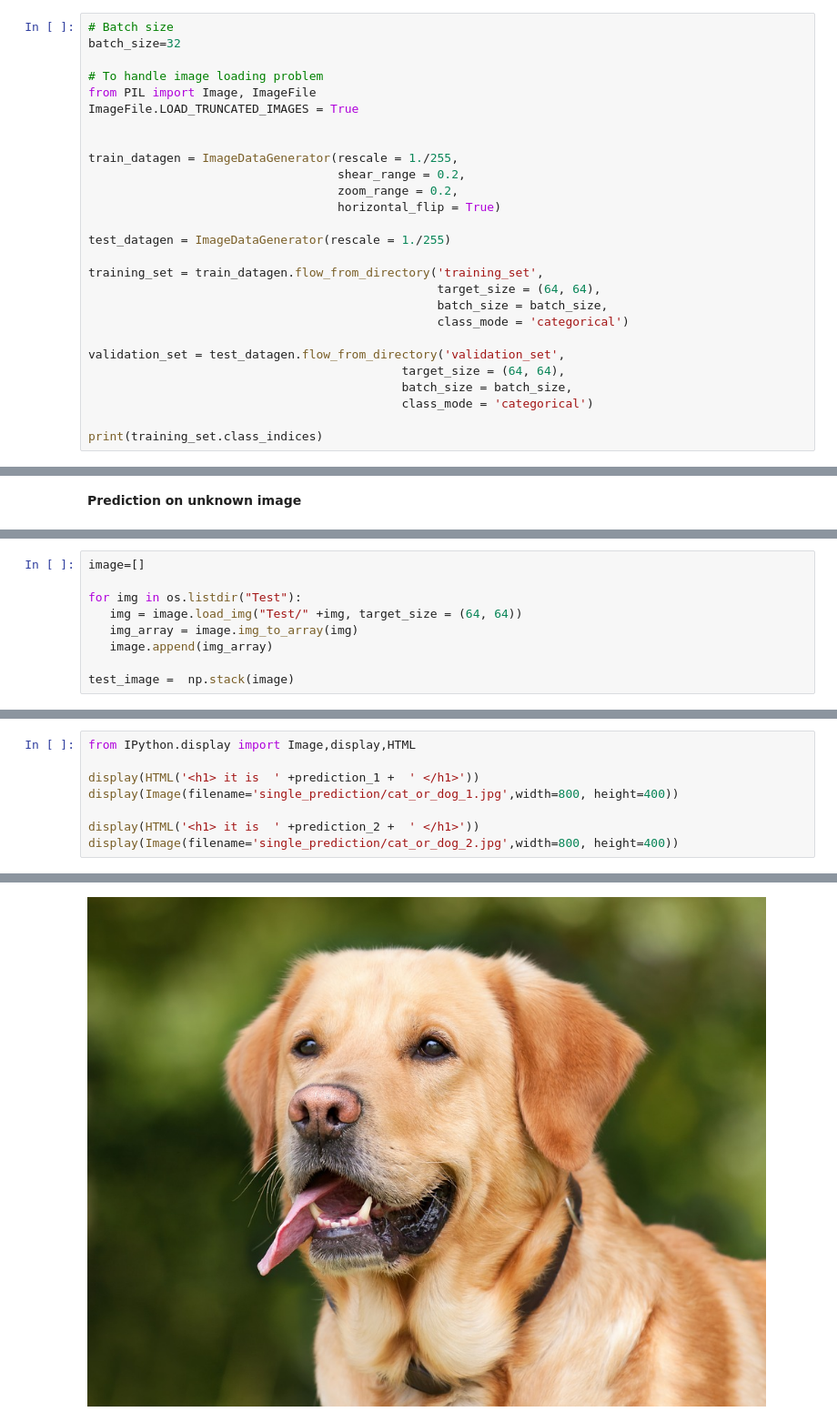
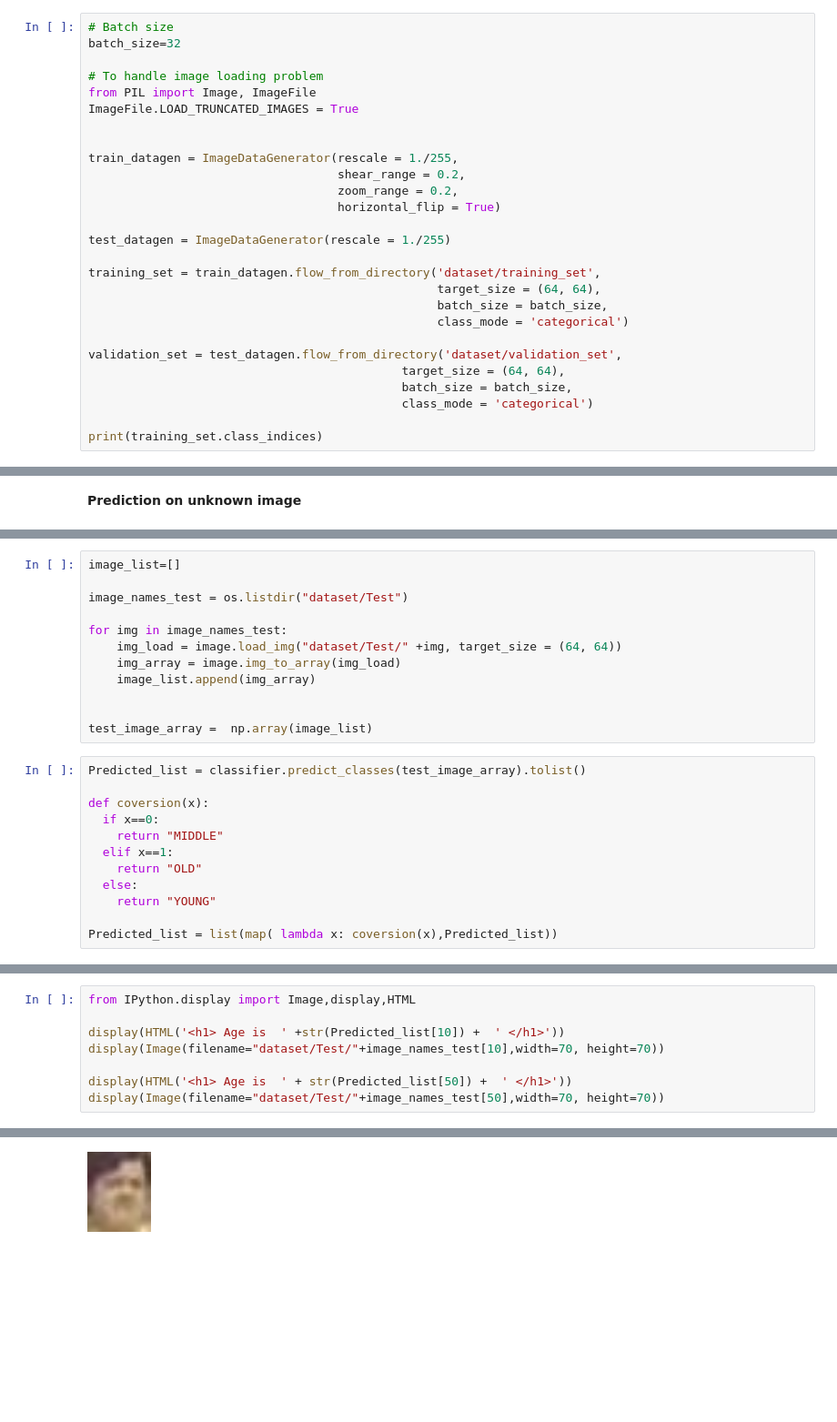
Before and after one commit to sujitkoley9/Age-Detection-of-Indian-Actors, a Jupyter notebook: Age Detection of Indian Actors.ipynb, the cells around one changed output, grey strips where cells are left out. Shown: that part at 91% size. Drawn from its saved outputs; the diff is of its cells as text; blank space fills up the shorter version.

```diff
--- a/Age Detection of Indian Actors.ipynb
+++ b/Age Detection of Indian Actors.ipynb
@@ -141,12 +161,12 @@ train_datagen = ImageDataGenerator(rescale = 1./255,
 
 test_datagen = ImageDataGenerator(rescale = 1./255)
 
-training_set = train_datagen.flow_from_directory('training_set',
+training_set = train_datagen.flow_from_directory('dataset/training_set',
                                                  target_size = (64, 64),
                                                  batch_size = batch_size,
                                                  class_mode = 'categorical')
 
-validation_set = test_datagen.flow_from_directory('validation_set',
+validation_set = test_datagen.flow_from_directory('dataset/validation_set',
                                             target_size = (64, 64),
                                             batch_size = batch_size,
                                             class_mode = 'categorical')
@@ -231,9 +233,24 @@ prediction_2 = "dog"  if result_2[0][0] == 1 else "cat"
 # %%
-image=[]
+image_list=[]
 
-for img in os.listdir("Test"):
-   img = image.load_img("Test/" +img, target_size = (64, 64))
-   img_array = image.img_to_array(img)
-   image.append(img_array)
+image_names_test = os.listdir("dataset/Test")
 
-test_image =  np.stack(image)
+for img in image_names_test:
+    img_load = image.load_img("dataset/Test/" +img, target_size = (64, 64))
+    img_array = image.img_to_array(img_load)
+    image_list.append(img_array)
+
+
+test_image_array =  np.array(image_list)
+# %%
+Predicted_list = classifier.predict_classes(test_image_array).tolist()
+
+def coversion(x):
+  if x==0:
+    return "MIDDLE"
+  elif x==1:
+    return "OLD"
+  else:
+    return "YOUNG"
+
+Predicted_list = list(map( lambda x: coversion(x),Predicted_list))
@@ -240,9 +263,9 @@ test_image =  np.stack(image)
 # %%
 from IPython.display import Image,display,HTML
 
-display(HTML('<h1> it is  ' +prediction_1 +  ' </h1>'))
-display(Image(filename='single_prediction/cat_or_dog_1.jpg',width=800, height=400))
+display(HTML('<h1> Age is  ' +str(Predicted_list[10]) +  ' </h1>'))
+display(Image(filename="dataset/Test/"+image_names_test[10],width=70, height=70))
 
-display(HTML('<h1> it is  ' +prediction_2 +  ' </h1>'))
-display(Image(filename='single_prediction/cat_or_dog_2.jpg',width=800, height=400))
+display(HTML('<h1> Age is  ' + str(Predicted_list[50]) +  ' </h1>'))
+display(Image(filename="dataset/Test/"+image_names_test[50],width=70, height=70))
 # %% [output]
@@ -250 +273 @@ it is dog
-[figure, old version]
+[figure, new version]
```
Also changed, not shown: parts of 8 cells of this notebook.
